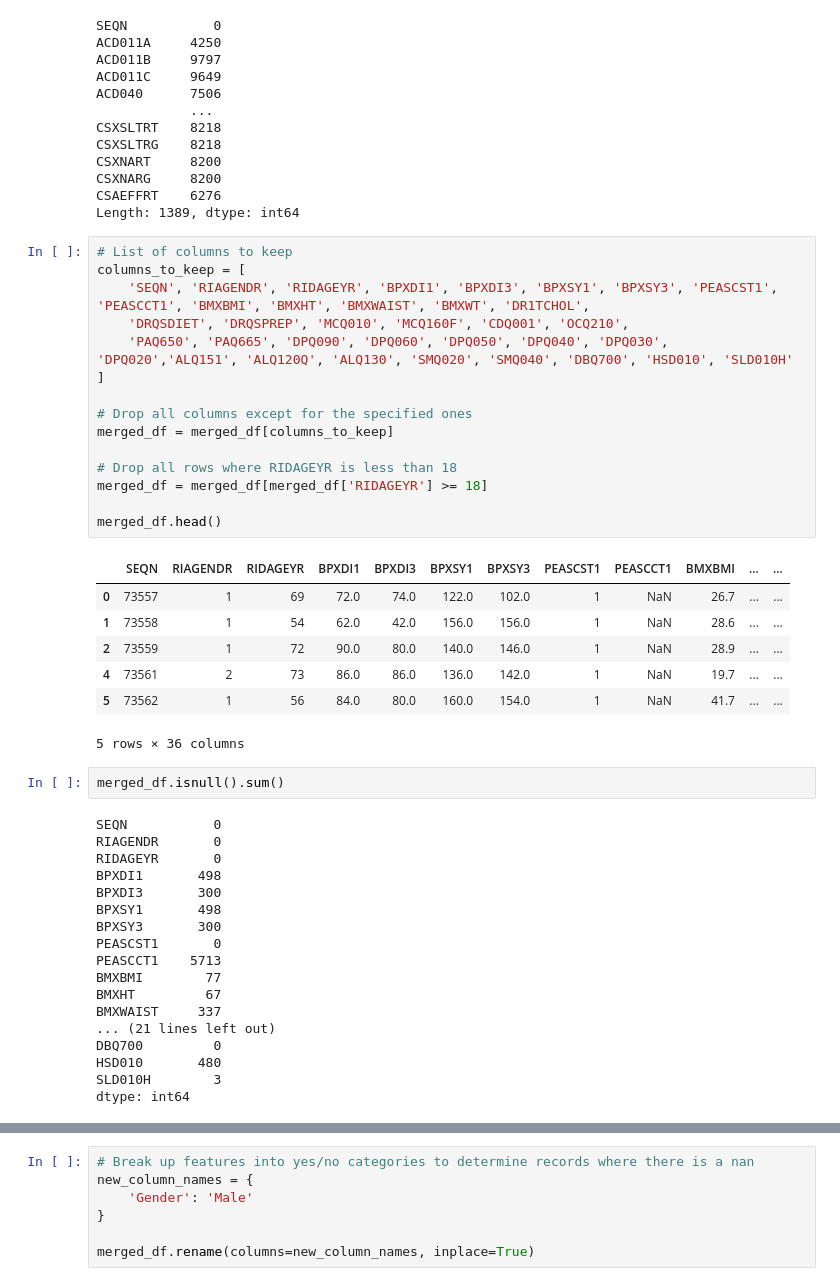
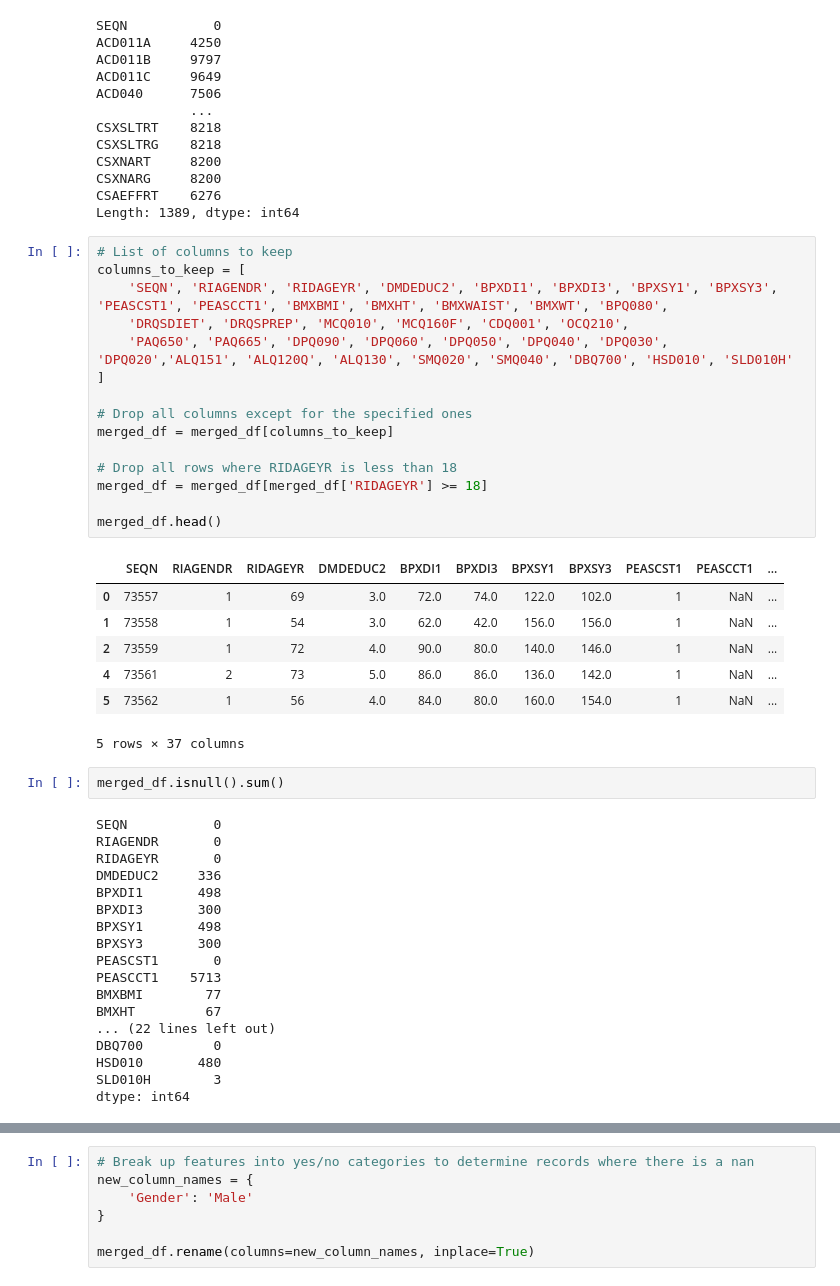
Before and after one commit to samcohen1/HypertensionML, a Jupyter notebook: mixingSets.ipynb, the cells around one changed output, grey strips where cells are left out. Cells and saved outputs as stored; diff of their text form.

```diff
--- a/mixingSets.ipynb
+++ b/mixingSets.ipynb
@@ -41,32 +49,33 @@ Length: 1389, dtype: int64
 # %%
 # List of columns to keep
 columns_to_keep = [
-    'SEQN', 'RIAGENDR', 'RIDAGEYR', 'BPXDI1', 'BPXDI3', 'BPXSY1', 'BPXSY3', 'PEASCST1', 'PEASCCT1', 'BMXBMI', 'BMXHT', 'BMXWAIST', 'BMXWT', 'DR1TCHOL',
+    'SEQN', 'RIAGENDR', 'RIDAGEYR', 'DMDEDUC2', 'BPXDI1', 'BPXDI3', 'BPXSY1', 'BPXSY3', 'PEASCST1', 'PEASCCT1', 'BMXBMI', 'BMXHT', 'BMXWAIST', 'BMXWT', 'BPQ080',
     'DRQSDIET', 'DRQSPREP', 'MCQ010', 'MCQ160F', 'CDQ001', 'OCQ210',
     'PAQ650', 'PAQ665', 'DPQ090', 'DPQ060', 'DPQ050', 'DPQ040', 'DPQ030', 'DPQ020','ALQ151', 'ALQ120Q', 'ALQ130', 'SMQ020', 'SMQ040', 'DBQ700', 'HSD010', 'SLD010H'
 ]
 
 # Drop all columns except for the specified ones
 merged_df = merged_df[columns_to_keep]
 
 # Drop all rows where RIDAGEYR is less than 18
 merged_df = merged_df[merged_df['RIDAGEYR'] >= 18]
 
 merged_df.head()
 # %% [output]
-|  | SEQN | RIAGENDR | RIDAGEYR | BPXDI1 | BPXDI3 | BPXSY1 | BPXSY3 | PEASCST1 | PEASCCT1 | BMXBMI | ... | ... |
-| 0 | 73557 | 1 | 69 | 72.0 | 74.0 | 122.0 | 102.0 | 1 | NaN | 26.7 | ... | ... |
-| 1 | 73558 | 1 | 54 | 62.0 | 42.0 | 156.0 | 156.0 | 1 | NaN | 28.6 | ... | ... |
-| 2 | 73559 | 1 | 72 | 90.0 | 80.0 | 140.0 | 146.0 | 1 | NaN | 28.9 | ... | ... |
-| 4 | 73561 | 2 | 73 | 86.0 | 86.0 | 136.0 | 142.0 | 1 | NaN | 19.7 | ... | ... |
-| 5 | 73562 | 1 | 56 | 84.0 | 80.0 | 160.0 | 154.0 | 1 | NaN | 41.7 | ... | ... |
+|  | SEQN | RIAGENDR | RIDAGEYR | DMDEDUC2 | BPXDI1 | BPXDI3 | BPXSY1 | BPXSY3 | PEASCST1 | PEASCCT1 | ... |
+| 0 | 73557 | 1 | 69 | 3.0 | 72.0 | 74.0 | 122.0 | 102.0 | 1 | NaN | ... |
+| 1 | 73558 | 1 | 54 | 3.0 | 62.0 | 42.0 | 156.0 | 156.0 | 1 | NaN | ... |
+| 2 | 73559 | 1 | 72 | 4.0 | 90.0 | 80.0 | 140.0 | 146.0 | 1 | NaN | ... |
+| 4 | 73561 | 2 | 73 | 5.0 | 86.0 | 86.0 | 136.0 | 142.0 | 1 | NaN | ... |
+| 5 | 73562 | 1 | 56 | 4.0 | 84.0 | 80.0 | 160.0 | 154.0 | 1 | NaN | ... |
-5 rows × 36 columns
+5 rows × 37 columns
 # %%
 merged_df.isnull().sum()
 # %% [output]
 SEQN           0
 RIAGENDR       0
 RIDAGEYR       0
+DMDEDUC2     336
 BPXDI1       498
 BPXDI3       300
 BPXSY1       498
@@ -75,8 +84,7 @@ PEASCST1       0
 PEASCCT1    5713
 BMXBMI        77
 BMXHT         67
-BMXWAIST     337
-... (21 lines left out)
+... (22 lines left out)
 DBQ700         0
 HSD010       480
 SLD010H        3
```
Also changed, not shown: parts of 24 cells of this notebook.
